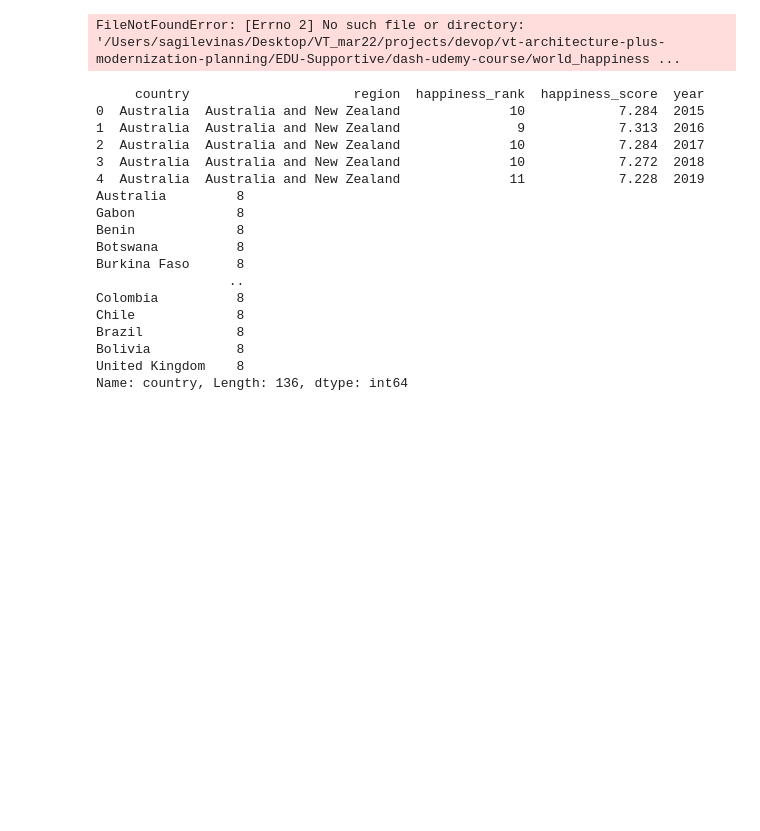
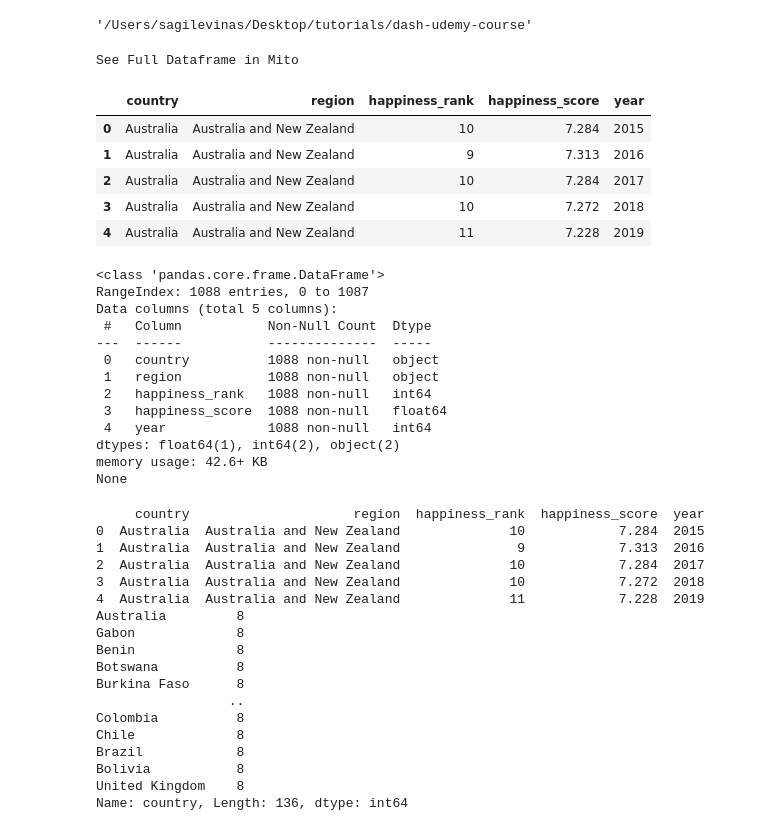
Before and after one commit to slevinas/udemy-dash-dashboard, a Jupyter notebook: Visualization.ipynb, the cells around one changed output. Drawn from its saved outputs; the diff is of its cells as text; code cells hidden in the pictures; blank space fills up the shorter version.

```diff
--- a/Visualization.ipynb
+++ b/Visualization.ipynb
@@ -1,24 +16,47 @@
+# %%
+pwd
+# %% [output]
+'/Users/sagilevinas/Desktop/tutorials/dash-udemy-course'
 # %%
 # # Standard plotly imports
 # import plotly.plotly as py
 # import plotly.graph_objs as go
 # from plotly.offline import iplot, init_notebook_mode
 # # Using plotly + cufflinks in offline mode
 # import cufflinks
 # cufflinks.go_offline(connected=True)
 # init_notebook_mode(connected=True)
 
 #print(dfnow.style.set_properties(**{'text-align': 'left'}))
 #display(dfnow.style.set_properties(**{'text-align': 'left'}))
 
-log_file_loc='/Users/sagilevinas/Desktop/VT_mar22/projects/devop/vt-architecture-plus-modernization-planning/EDU-Supportive/dash-udemy-course/world_happiness.csv'
+log_file_loc='./world_happiness.csv'
 
 df_world_happines = pd.read_csv(log_file_loc)
 df_world_happines.head()
 print()
 print(df_world_happines.info())
 # %% [output]
-FileNotFoundError: [Errno 2] No such file or directory: '/Users/sagilevinas/Desktop/VT_mar22/projects/devop/vt-architecture-plus-modernization-planning/EDU-Supportive/dash-udemy-course/world_happiness ...
+See Full Dataframe in Mito
+|  | country | region | happiness_rank | happiness_score | year |
+| 0 | Australia | Australia and New Zealand | 10 | 7.284 | 2015 |
+| 1 | Australia | Australia and New Zealand | 9 | 7.313 | 2016 |
+| 2 | Australia | Australia and New Zealand | 10 | 7.284 | 2017 |
+| 3 | Australia | Australia and New Zealand | 10 | 7.272 | 2018 |
+| 4 | Australia | Australia and New Zealand | 11 | 7.228 | 2019 |
+<class 'pandas.core.frame.DataFrame'>
+RangeIndex: 1088 entries, 0 to 1087
+Data columns (total 5 columns):
+ #   Column           Non-Null Count  Dtype
+---  ------           --------------  -----
+ 0   country          1088 non-null   object
+ 1   region           1088 non-null   object
+ 2   happiness_rank   1088 non-null   int64
+ 3   happiness_score  1088 non-null   float64
+ 4   year             1088 non-null   int64
+dtypes: float64(1), int64(2), object(2)
+memory usage: 42.6+ KB
+None
 # %%
 print(df_world_happines.head(5))
 print(df_world_happines['country'].value_counts())
```
Also changed, not shown: parts of 2 cells of this notebook, 3 other files.
